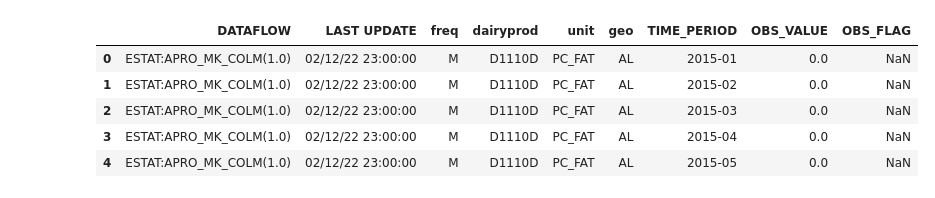
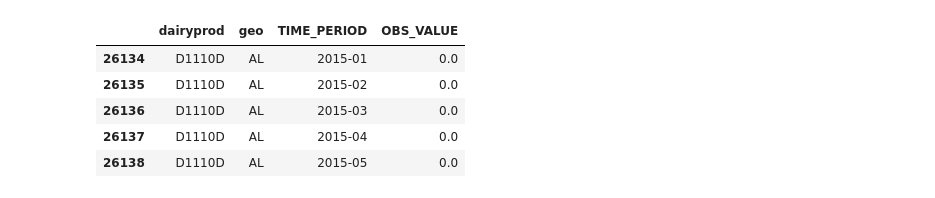
Before and after one commit to AntonyWalsh/CA2-DS, a Jupyter notebook: CA2.ipynb, the cells around one changed output. Drawn from its saved outputs; the diff is of its cells as text; code cells hidden in the pictures.

```diff
--- a/CA2.ipynb
+++ b/CA2.ipynb
@@ -15,4 +36,10 @@ pd.set_option('display.max_columns', 120)
 %config InlineBackend.figure_format = 'retina'
 # %%
 #Read in milk collected annual data
-df_MilkCollected = pd.read_csv('C:\\Project CA2\\Data\\milk products annual.csv')
+df_MilkCollected_Annual = pd.read_csv('C:\\Project CA2\\Data\\milk products annual.csv')
+
+#Read in file with Country, Alpha 2 and Alpha 3 codes
+df_CountryCode = pd.read_csv('C:\\Project CA2\\Data\\ISO Codes.csv')
+
+#Read in milk collected monthly data
+df_MilkCollected_Monthly = pd.read_csv('C:\\Project CA2\\Data\\milk products monthly.csv')
@@ -144,9 +168,17 @@ df_MilkCollected = pd.read_csv('C:\\Project CA2\\Data\\milk products monthly.csv
+# %%
+#unit column can have 3 values per thousand tons, fat content and protein content
+#only column I am interested in is per thousand tons (THS_T)
+df_MilkCollected_Monthly = df_MilkCollected_Monthly.query("unit=='THS_T'")
+# %%
+#Drop unwanted columns
+#These columns have meta information that is constant or not useful
+df_MilkCollected_Monthly.drop(['DATAFLOW', 'LAST UPDATE','freq','OBS_FLAG','unit'], axis=1,inplace=True)
 # %%
-df_MilkCollected.head()
+df_MilkCollected_Monthly.head()
 # %% [output]
-|  | DATAFLOW | LAST UPDATE | freq | dairyprod | unit | geo | TIME_PERIOD | OBS_VALUE | OBS_FLAG |
-| 0 | ESTAT:APRO_MK_COLM(1.0) | 02/12/22 23:00:00 | M | D1110D | PC_FAT | AL | 2015-01 | 0.0 | NaN |
-| 1 | ESTAT:APRO_MK_COLM(1.0) | 02/12/22 23:00:00 | M | D1110D | PC_FAT | AL | 2015-02 | 0.0 | NaN |
-| 2 | ESTAT:APRO_MK_COLM(1.0) | 02/12/22 23:00:00 | M | D1110D | PC_FAT | AL | 2015-03 | 0.0 | NaN |
-| 3 | ESTAT:APRO_MK_COLM(1.0) | 02/12/22 23:00:00 | M | D1110D | PC_FAT | AL | 2015-04 | 0.0 | NaN |
-| 4 | ESTAT:APRO_MK_COLM(1.0) | 02/12/22 23:00:00 | M | D1110D | PC_FAT | AL | 2015-05 | 0.0 | NaN |
+|  | dairyprod | geo | TIME_PERIOD | OBS_VALUE |
+| 26134 | D1110D | AL | 2015-01 | 0.0 |
+| 26135 | D1110D | AL | 2015-02 | 0.0 |
+| 26136 | D1110D | AL | 2015-03 | 0.0 |
+| 26137 | D1110D | AL | 2015-04 | 0.0 |
+| 26138 | D1110D | AL | 2015-05 | 0.0 |
```
Also changed, not shown: parts of 76 cells of this notebook.
